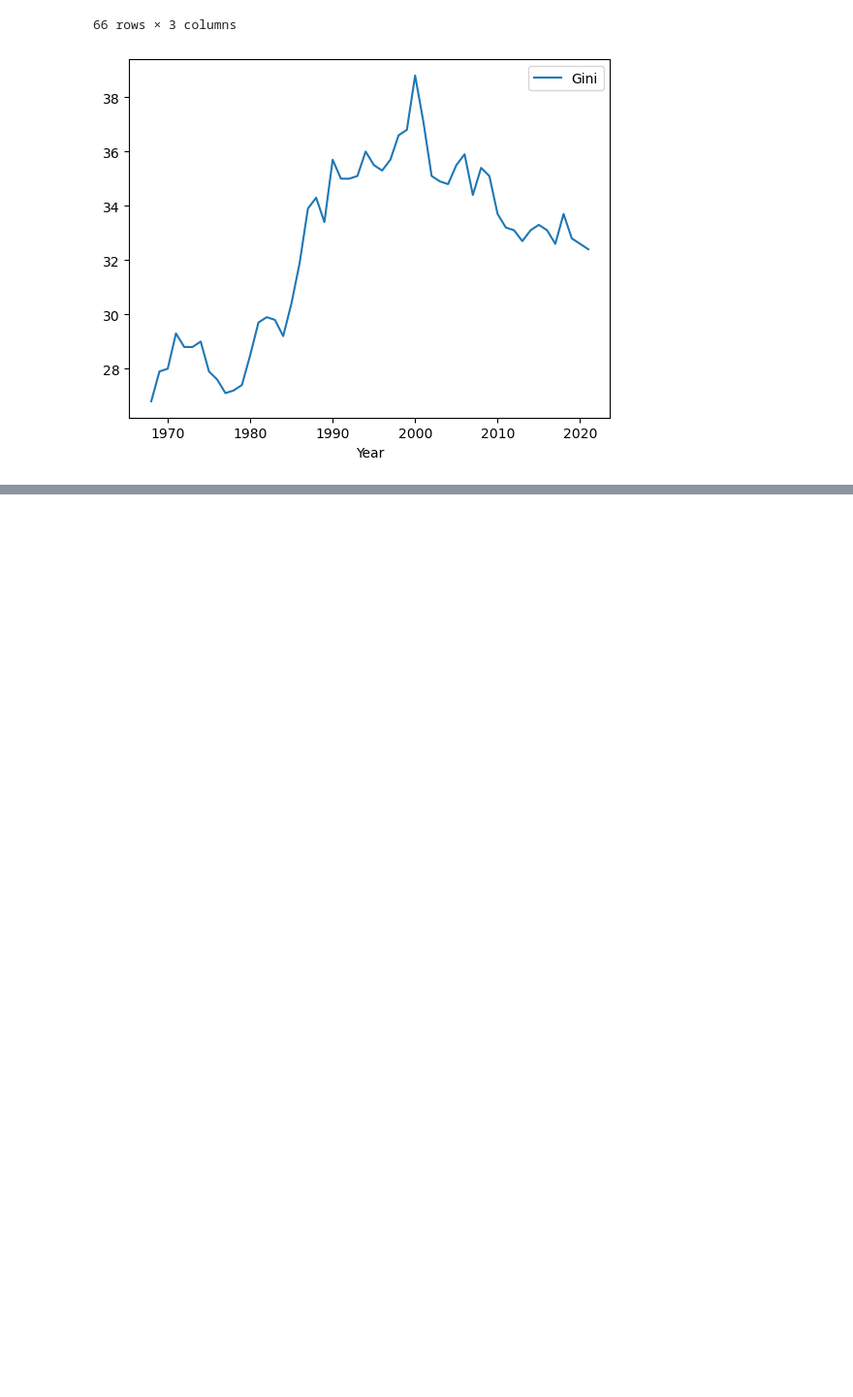
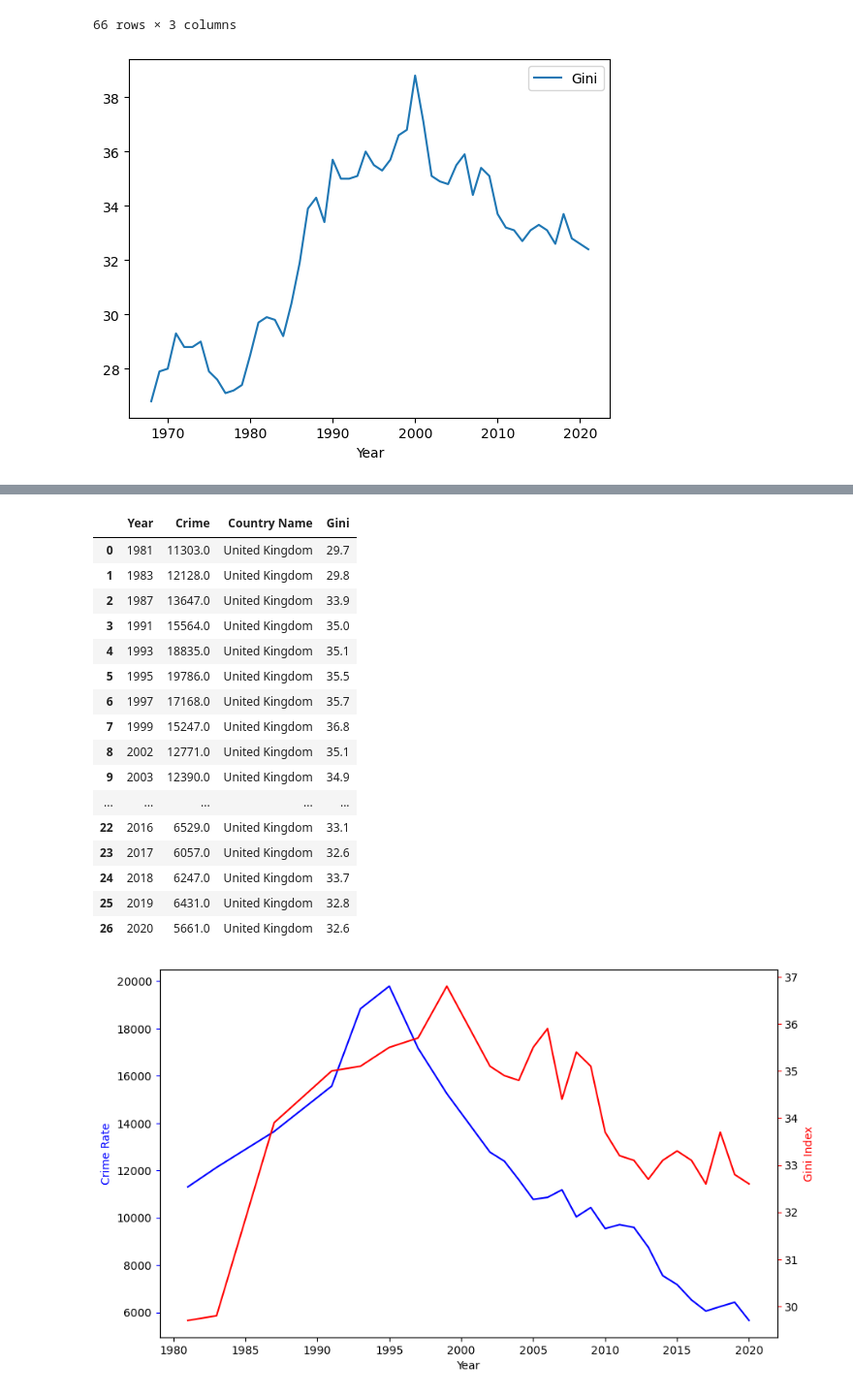
Before and after one commit to blueron05/730049432, a Jupyter notebook: projectCode.ipynb, the cells around one changed output, grey strips where cells are left out. Shown: that part at 97% size. Drawn from its saved outputs; the diff is of its cells as text; code cells hidden in the pictures; blank space fills up the shorter version.

```diff
--- a/projectCode.ipynb
+++ b/projectCode.ipynb
@@ -218,0 +201,37 @@ CrimeUKdf
+# %%
+import matplotlib.pyplot as plt
+
+crimeginiuk = pd.merge(CrimeUKdf, GiniUKdf, on="Year")
+
+fig, ax1 = plt.subplots(figsize=(10, 6))
+
+ax1.set_xlabel("Year")
+ax1.set_ylabel("Crime Rate", color = "blue")
+ax1.plot(crimeginiuk["Year"], crimeginiuk["Crime"], color = "blue", label = "Crime")
+ax1.tick_params(axis="y", color = "blue")
+
+ax2 = ax1.twinx()
+
+ax2.set_ylabel("Gini Index", color = "red")
+ax2.plot(crimeginiuk["Year"], crimeginiuk["Gini"], color = "red", label="Gini Index")
+ax2.tick_params(axis="y", color = "red")
+crimeginiuk
+# %% [output]
+|  | Year | Crime | Country Name | Gini |
+| 0 | 1981 | 11303.0 | United Kingdom | 29.7 |
+| 1 | 1983 | 12128.0 | United Kingdom | 29.8 |
+| 2 | 1987 | 13647.0 | United Kingdom | 33.9 |
+| 3 | 1991 | 15564.0 | United Kingdom | 35.0 |
+| 4 | 1993 | 18835.0 | United Kingdom | 35.1 |
+| 5 | 1995 | 19786.0 | United Kingdom | 35.5 |
+| 6 | 1997 | 17168.0 | United Kingdom | 35.7 |
+| 7 | 1999 | 15247.0 | United Kingdom | 36.8 |
+| 8 | 2002 | 12771.0 | United Kingdom | 35.1 |
+| 9 | 2003 | 12390.0 | United Kingdom | 34.9 |
+| ... | ... | ... | ... | ... |
+| 22 | 2016 | 6529.0 | United Kingdom | 33.1 |
+| 23 | 2017 | 6057.0 | United Kingdom | 32.6 |
+| 24 | 2018 | 6247.0 | United Kingdom | 33.7 |
+| 25 | 2019 | 6431.0 | United Kingdom | 32.8 |
+| 26 | 2020 | 5661.0 | United Kingdom | 32.6 |
+[figure, added]
```
Also changed, not shown: parts of 13 cells of this notebook, 10 other files.
